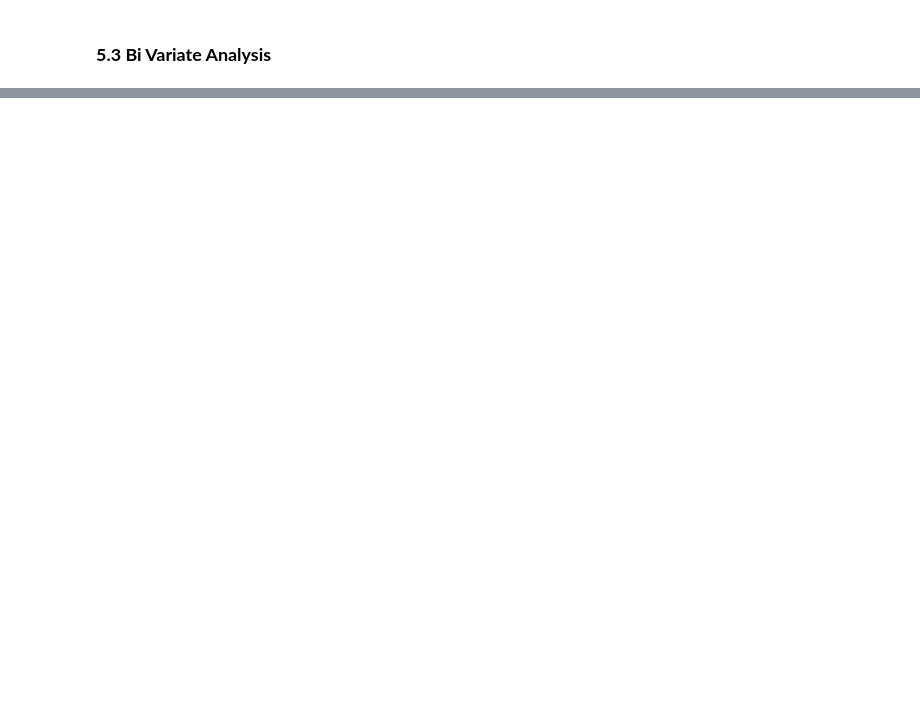
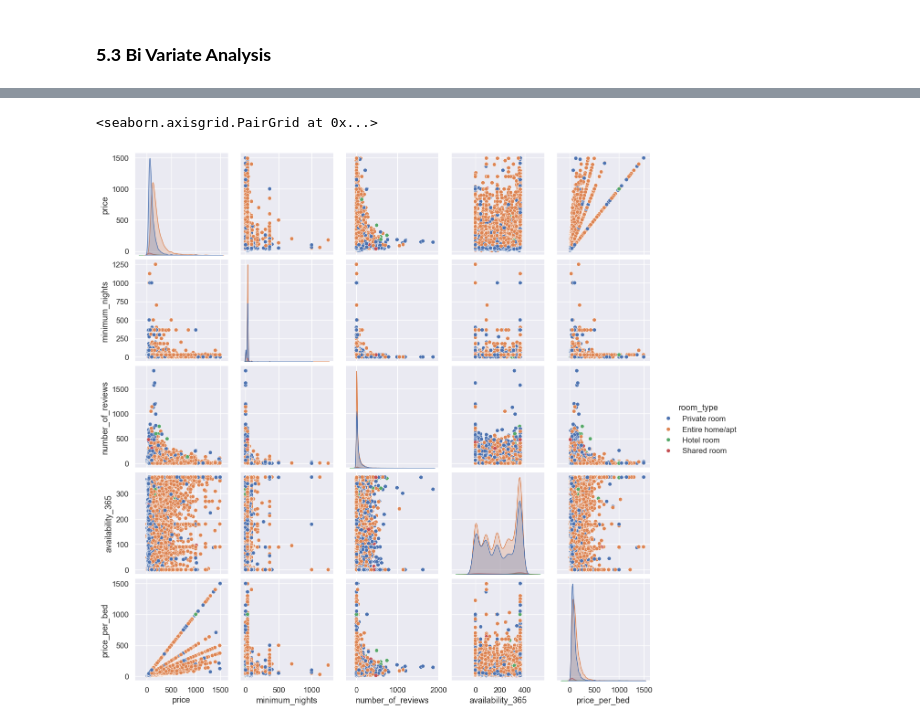
Before and after one commit to JoaoFelicissimo03/AirbnbNY2024_EDA, a Jupyter notebook: airbnb_NY2024.ipynb, the cells around one changed output, grey strips where cells are left out. Cells and saved outputs as stored; diff of their text form; code cells hidden in the pictures; blank space fills up the shorter version.

```diff
--- a/airbnb_NY2024.ipynb
+++ b/airbnb_NY2024.ipynb
@@ -280,0 +321,6 @@ Text(0.5, 1.0, 'Average Price per Bed by Neighbourhood Group in New York City')
+# %%
+# Pairplot of selected numerical features, colored by room type
+sns.pairplot(data=df, vars=['price', 'minimum_nights', 'number_of_reviews', 'availability_365', 'price_per_bed'], hue='room_type')
+# %% [output]
+<seaborn.axisgrid.PairGrid at 0x...>
+[figure, added]
```
Also changed, not shown: parts of 21 cells of this notebook.
